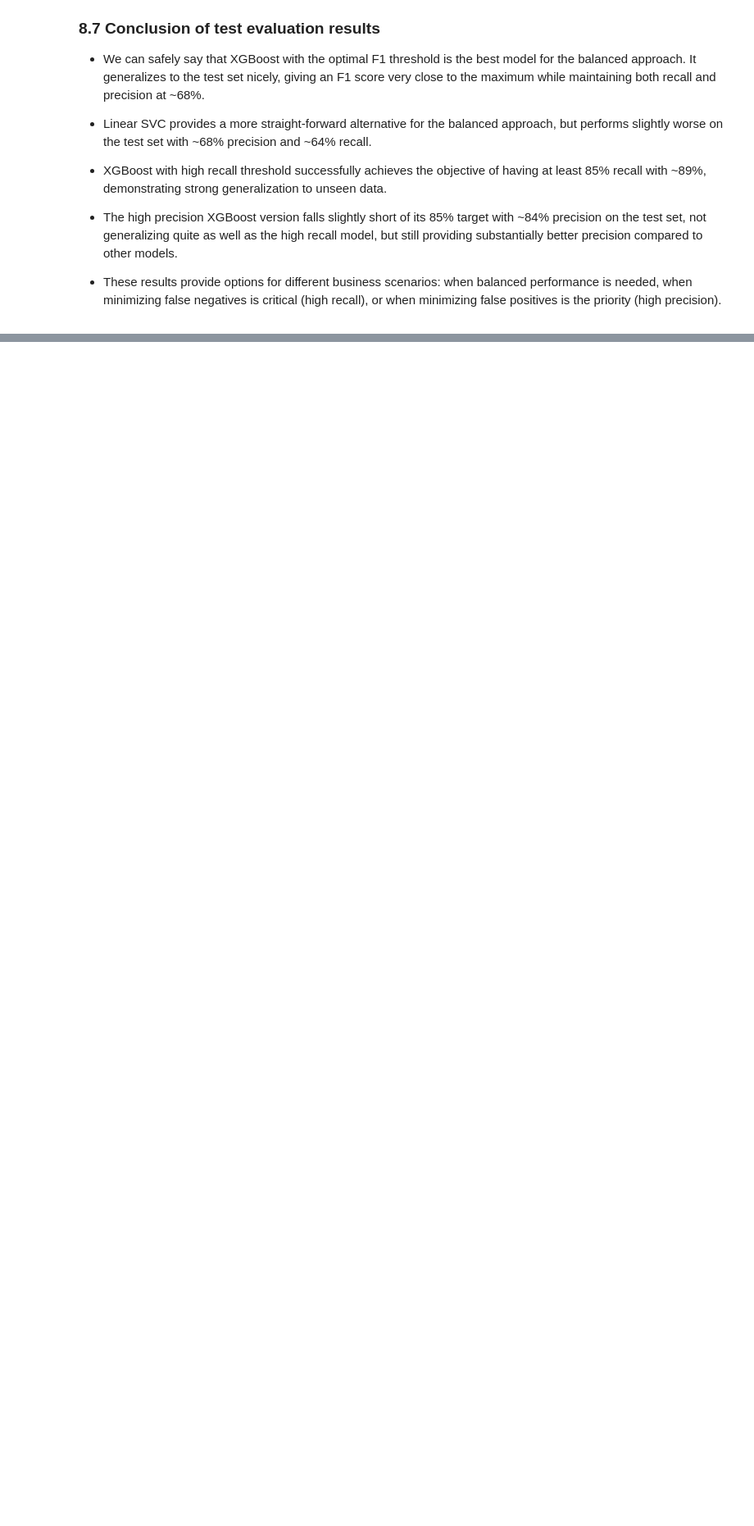
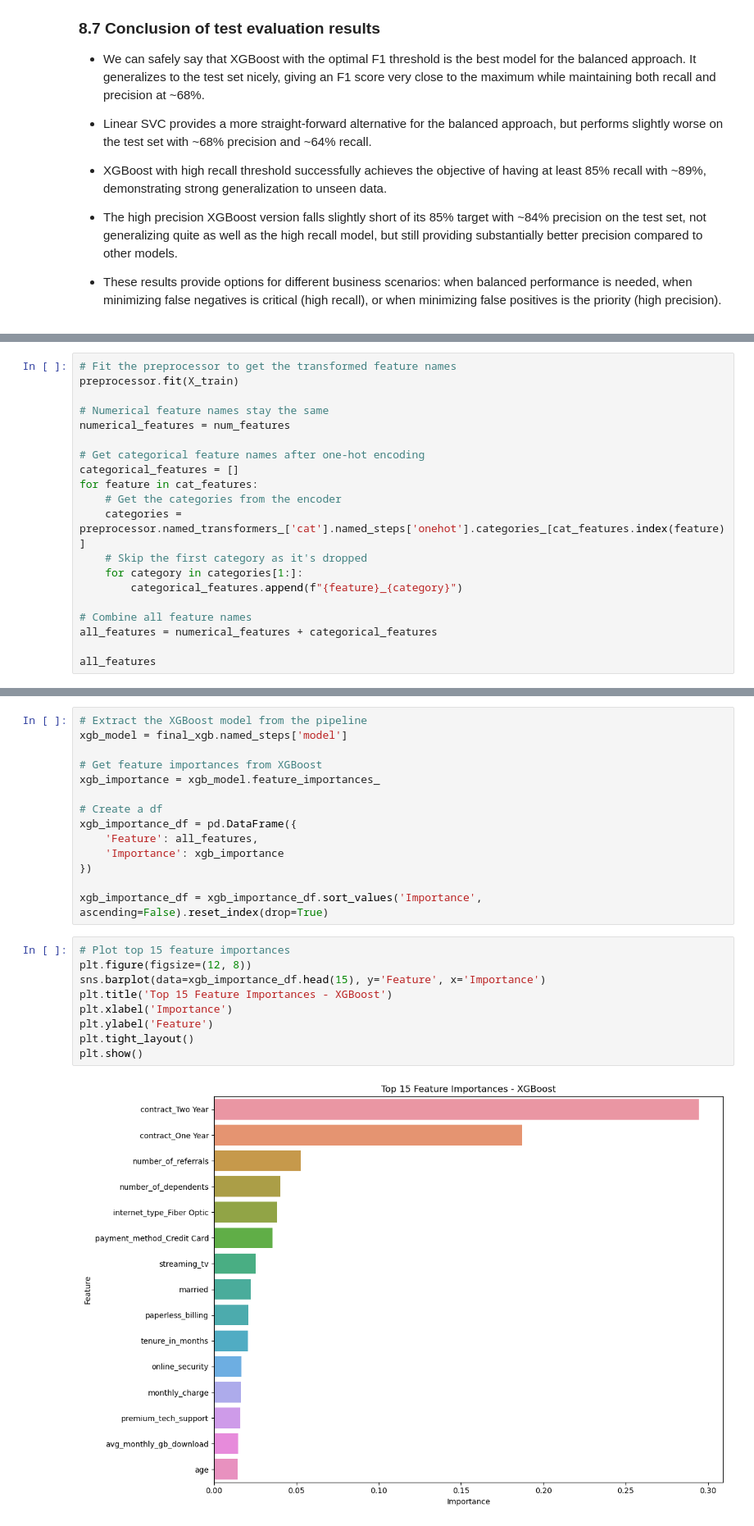
Before and after one commit to seckinadali/telco-churn-prediction, a Jupyter notebook: notebooks/03_modeling_and_evaluation.ipynb, the cells around one changed output, grey strips where cells are left out. Shown at 82% size. Cells and saved outputs as stored; diff of their text form; blank space fills up the shorter version.

Commit message:
Add xgboost feature importance analysis

```diff
--- a/notebooks/03_modeling_and_evaluation.ipynb
+++ b/notebooks/03_modeling_and_evaluation.ipynb
@@ -1658,0 +1667,20 @@ This plot reveals that optimizing for precision hurts recall more dramatically t
+# %%
+# Fit the preprocessor to get the transformed feature names
+preprocessor.fit(X_train)
+
+# Numerical feature names stay the same
+numerical_features = num_features
+
+# Get categorical feature names after one-hot encoding
+categorical_features = []
+for feature in cat_features:
+    # Get the categories from the encoder
+    categories = preprocessor.named_transformers_['cat'].named_steps['onehot'].categories_[cat_features.index(feature)]
+    # Skip the first category as it's dropped
+    for category in categories[1:]:
+        categorical_features.append(f"{feature}_{category}")
+
+# Combine all feature names
+all_features = numerical_features + categorical_features
+
+all_features
@@ -1659,3 +1705,28 @@ This plot reveals that optimizing for precision hurts recall more dramatically t
+# %%
+# Extract the XGBoost model from the pipeline
+xgb_model = final_xgb.named_steps['model']
+
+# Get feature importances from XGBoost
+xgb_importance = xgb_model.feature_importances_
+
+# Create a df
+xgb_importance_df = pd.DataFrame({
+    'Feature': all_features,
+    'Importance': xgb_importance
+})
+
+xgb_importance_df = xgb_importance_df.sort_values('Importance', ascending=False).reset_index(drop=True)
+# %%
+# Plot top 15 feature importances
+plt.figure(figsize=(12, 8))
+sns.barplot(data=xgb_importance_df.head(15), y='Feature', x='Importance')
+plt.title('Top 15 Feature Importances - XGBoost')
+plt.xlabel('Importance')
+plt.ylabel('Feature')
+plt.tight_layout()
+plt.show()
+# %% [output]
+[figure, added]
 # %% [markdown]
 ---
 
```
Also changed, not shown: parts of 2 cells of this notebook.
